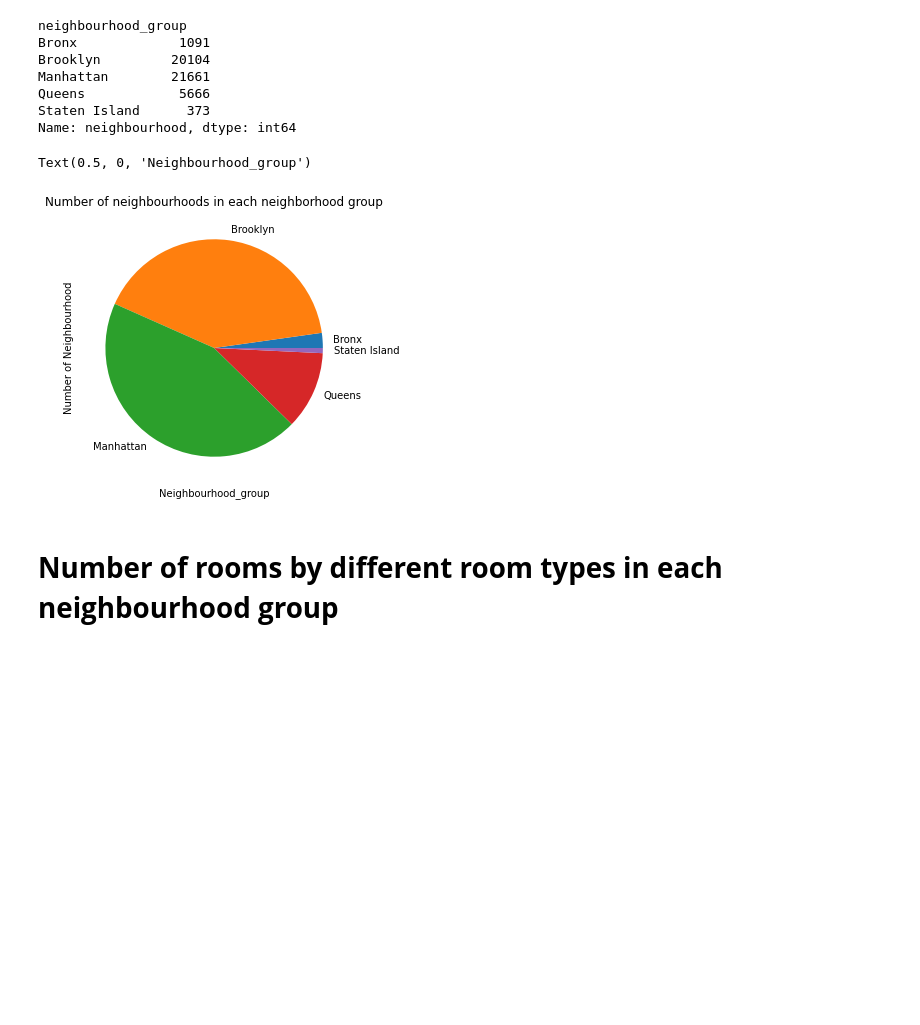
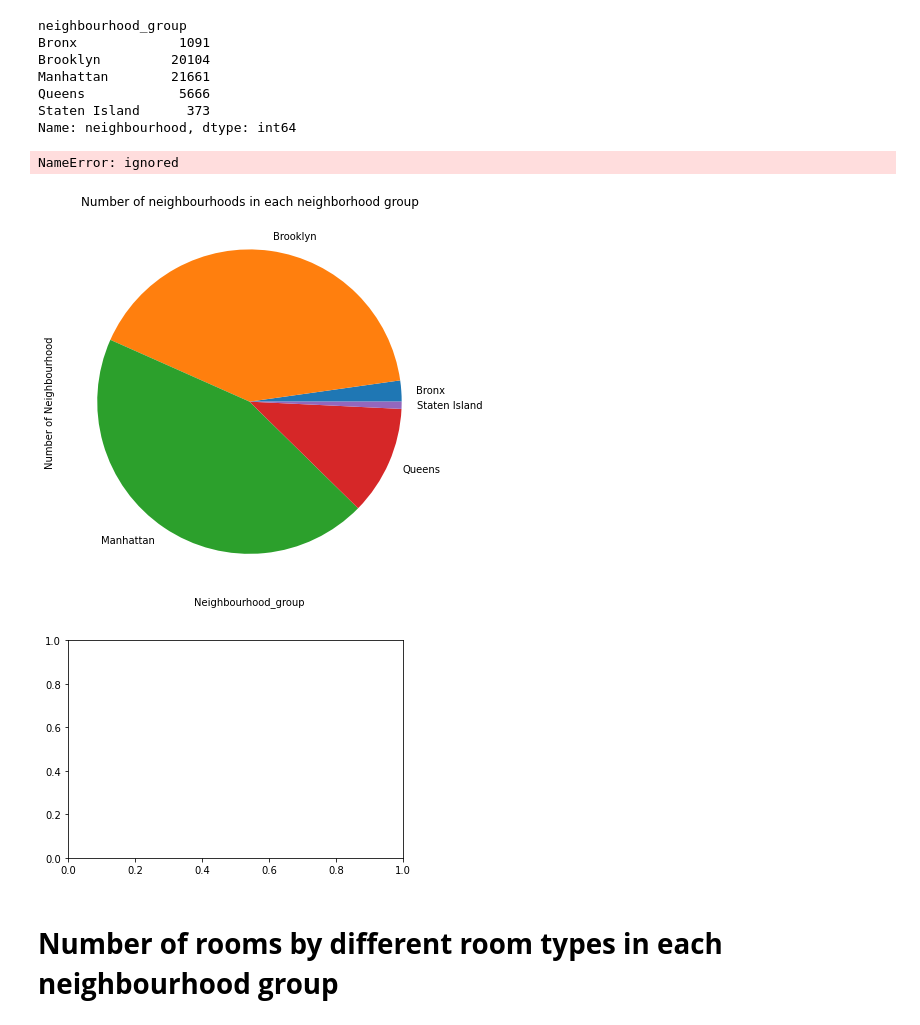
Before and after one commit to alokbhoi447/Airbnb-Booking-Analysis, a Jupyter notebook: Airbnb_Bookings_Analysis_Capstone_Project.ipynb, the cells around one changed output. Drawn from its saved outputs; the diff is of its cells as text; code cells hidden in the pictures; blank space fills up the shorter version.

```diff
--- a/Airbnb_Bookings_Analysis_Capstone_Project.ipynb
+++ b/Airbnb_Bookings_Analysis_Capstone_Project.ipynb
@@ -116,14 +111,22 @@ Queens            5666
 Staten Island      373
 Name: neighbourhood, dtype: int64
 # %%
-number_of_neighbourhood.plot(kind = 'pie',figsize=(5,5))
+number_of_neighbourhood.plot(kind='pie',figsize=(7,7))
 
 plt.title('Number of neighbourhoods in each neighborhood group')
 plt.ylabel('Number of Neighbourhood')
 plt.xlabel('Neighbourhood_group')
+fig1, ax1 = plt.subplots()
+ax1.pie(sizes, explode=explode, labels=labels, autopct='%1.1f%%',
+        shadow=True, startangle=90)
+ax1.axis('equal')
+
+plt.show()
+explode = (0, 0.1, 0, 0)
 # %% [output]
-Text(0.5, 0, 'Neighbourhood_group')
+NameError: ignored
-[figure, old version]
+[figure, new version]
+[figure, added]
 # %% [markdown]
 # **Number of rooms by different room types in each neighbourhood group**
 # %%
```
Also changed, not shown: parts of 21 cells of this notebook.
